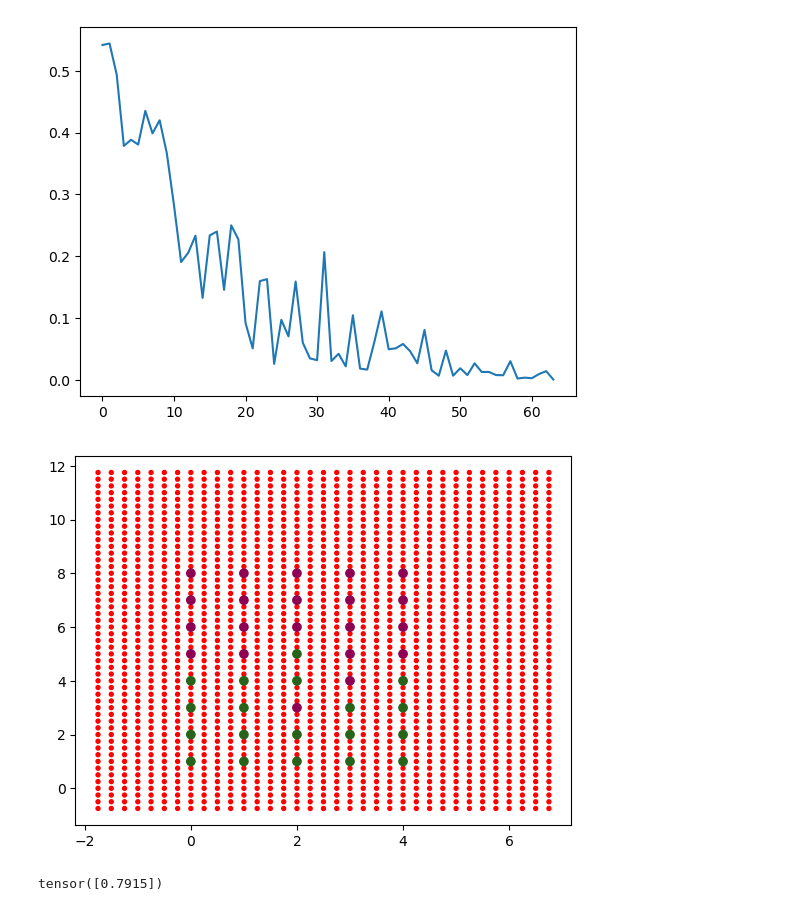
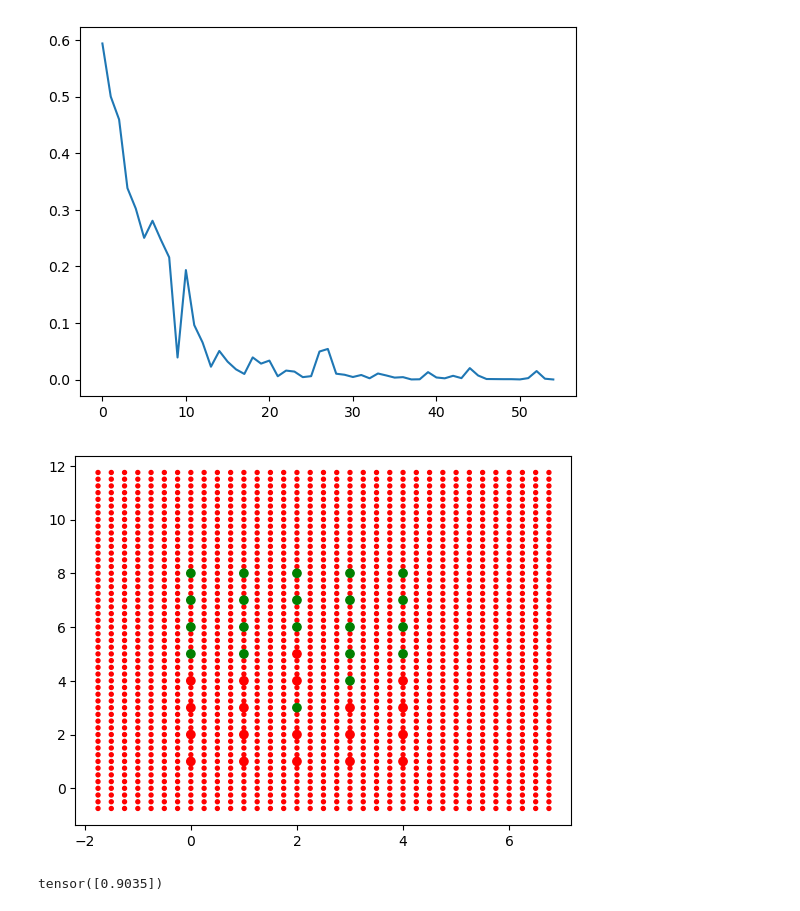
Before and after one commit to PatatoBy/SEAI, a Jupyter notebook: modello_fiaschi.ipynb, the cells around one changed output. Cells and saved outputs as stored; diff of their text form; code cells hidden in the pictures.

```diff
--- a/modello_fiaschi.ipynb
+++ b/modello_fiaschi.ipynb
@@ -152,38 +152,38 @@ class ModelloF(nn.Module):
                 else:
                     self.save_v = torch.cat((self.save_v, v.clone().detach()), dim = 0)
 # %%
-torch.manual_seed(4242)
-modello = ModelloF(2,1,20)
+torch.manual_seed(130698)
+modello = ModelloF(2,1,60)
 dl0 = torch.utils.data.DataLoader(train_data0, batch_size = 8, shuffle = True)
 dl1 = torch.utils.data.DataLoader(train_data1, batch_size = 8, shuffle = True)
 # %%
 e = 1
 err = []
-while e > 1e-3:
+while e > 1e-4:
     e = modello.train(dl1, 'L1') # Dentro dl ci deveno essere solo y == 1, ed usiamo BCEWithLogitsLoss
     err.append(e)
 
 plt.plot([x for x in range(len(err))], err, label = "Loss")
 plt.show()
 # %% [output]
-[figure, old version]
+[figure, new version]
 # %%
 with torch.no_grad():
     points = [[x/4, y/4, modello(torch.tensor([x/4*1.0,y/4*1.0]))] for x in range(-7,7*4) for y in range(-3,12*4)]
     colori = ['blue' if p[2][0] < 0.45 else 'red' if p[2][0] > 0.6 else 'white' for p in points]
     plt.scatter([p[0] for p in points], [p[1] for p in points], c = colori, s=8)
-    plt.scatter([p[0] for p in dataset],[p[1] for p in dataset], c=labels,cmap = 'PiYG')
+    plt.scatter([p[0] for p in dataset],[p[1] for p in dataset], c=['red' if i == 1 else 'green' for i in labels])
     plt.show()
 
 # RED -> y == 1 [NON DEVE ENTRARE]
 # BLUE -> y == 0 [PUO ENTRARE]
 # WHITE -> indecisione
 # %% [output]
-[figure, old version]
+[figure, new version]
 # %%
 print(modello(torch.tensor([0,0], dtype=torch.float)))
 # %% [output]
-tensor([0.7915])
+tensor([0.9035])
 # %%
 err = []
 modello.gen_v_y0(dl1)
```
Also changed, not shown: parts of 3 cells of this notebook.
